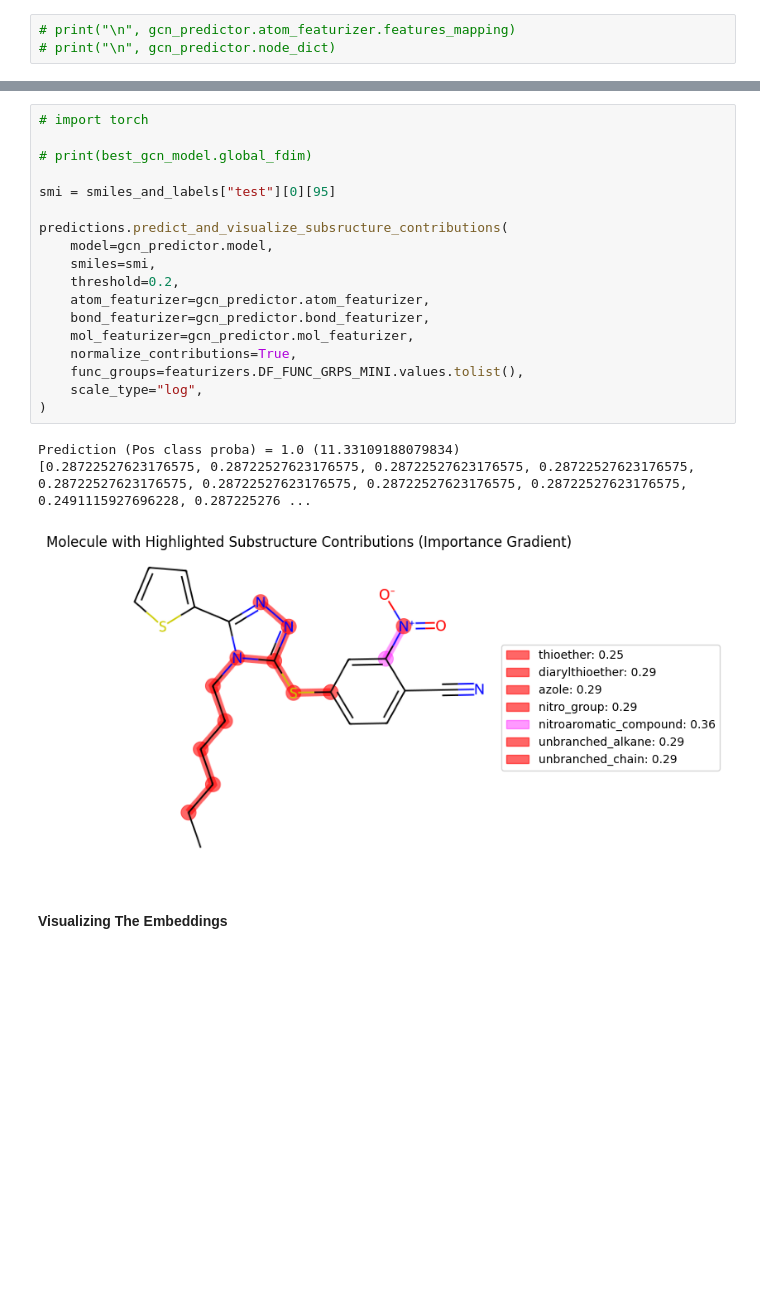
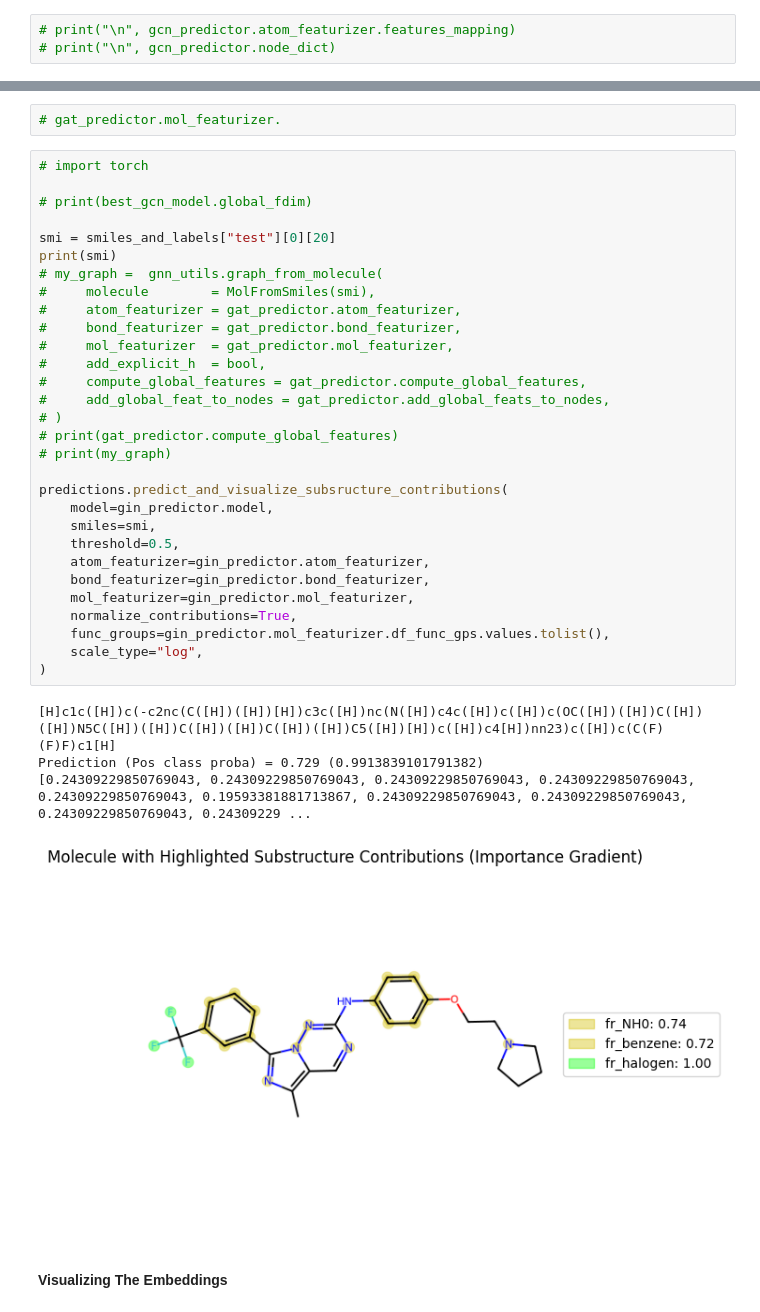
Before and after one commit to djoy4stem/qsar_w_gnns, a Jupyter notebook: notebooks/dd2/dd2_gnn_explanation_and_visuals.ipynb, the cells around one changed output, grey strips where cells are left out. Drawn from its saved outputs; the diff is of its cells as text; blank space fills up the shorter version.

```diff
--- a/notebooks/dd2/dd2_gnn_explanation_and_visuals.ipynb
+++ b/notebooks/dd2/dd2_gnn_explanation_and_visuals.ipynb
@@ -402,26 +510,41 @@ gin_xp_module.visualize_subgraphx_explanations(
 </ol>
+# %%
+# gat_predictor.mol_featurizer.
 # %%
 # import torch
 
 # print(best_gcn_model.global_fdim)
 
-smi = smiles_and_labels["test"][0][95]
+smi = smiles_and_labels["test"][0][20]
+print(smi)
+# my_graph =  gnn_utils.graph_from_molecule(
+#     molecule        = MolFromSmiles(smi),
+#     atom_featurizer = gat_predictor.atom_featurizer,
+#     bond_featurizer = gat_predictor.bond_featurizer,
+#     mol_featurizer  = gat_predictor.mol_featurizer,
+#     add_explicit_h  = bool,
+#     compute_global_features = gat_predictor.compute_global_features,
+#     add_global_feat_to_nodes = gat_predictor.add_global_feats_to_nodes,
+# )
+# print(gat_predictor.compute_global_features)
+# print(my_graph)
 
 predictions.predict_and_visualize_subsructure_contributions(
-    model=gcn_predictor.model,
+    model=gin_predictor.model,
     smiles=smi,
-    threshold=0.2,
-    atom_featurizer=gcn_predictor.atom_featurizer,
-    bond_featurizer=gcn_predictor.bond_featurizer,
-    mol_featurizer=gcn_predictor.mol_featurizer,
+    threshold=0.5,
+    atom_featurizer=gin_predictor.atom_featurizer,
+    bond_featurizer=gin_predictor.bond_featurizer,
+    mol_featurizer=gin_predictor.mol_featurizer,
     normalize_contributions=True,
-    func_groups=featurizers.DF_FUNC_GRPS_MINI.values.tolist(),
+    func_groups=gin_predictor.mol_featurizer.df_func_gps.values.tolist(),
     scale_type="log",
 )
 # %% [output]
-Prediction (Pos class proba) = 1.0 (11.33109188079834)
-[0.28722527623176575, 0.28722527623176575, 0.28722527623176575, 0.28722527623176575, 0.28722527623176575, 0.28722527623176575, 0.28722527623176575, 0.28722527623176575, 0.2491115927696228, 0.287225276 ...
+[H]c1c([H])c(-c2nc(C([H])([H])[H])c3c([H])nc(N([H])c4c([H])c([H])c(OC([H])([H])C([H])([H])N5C([H])([H])C([H])([H])C([H])([H])C5([H])[H])c([H])c4[H])nn23)c([H])c(C(F)(F)F)c1[H]
+Prediction (Pos class proba) = 0.729 (0.9913839101791382)
+[0.24309229850769043, 0.24309229850769043, 0.24309229850769043, 0.24309229850769043, 0.24309229850769043, 0.19593381881713867, 0.24309229850769043, 0.24309229850769043, 0.24309229850769043, 0.24309229 ...
-[figure, old version]
+[figure, new version]
 # %% [markdown]
 <h4 style="font-family: cursive">Visualizing The Embeddings</h4>
 # %%
```
Also changed, not shown: parts of 25 cells of this notebook, 11 other files.
